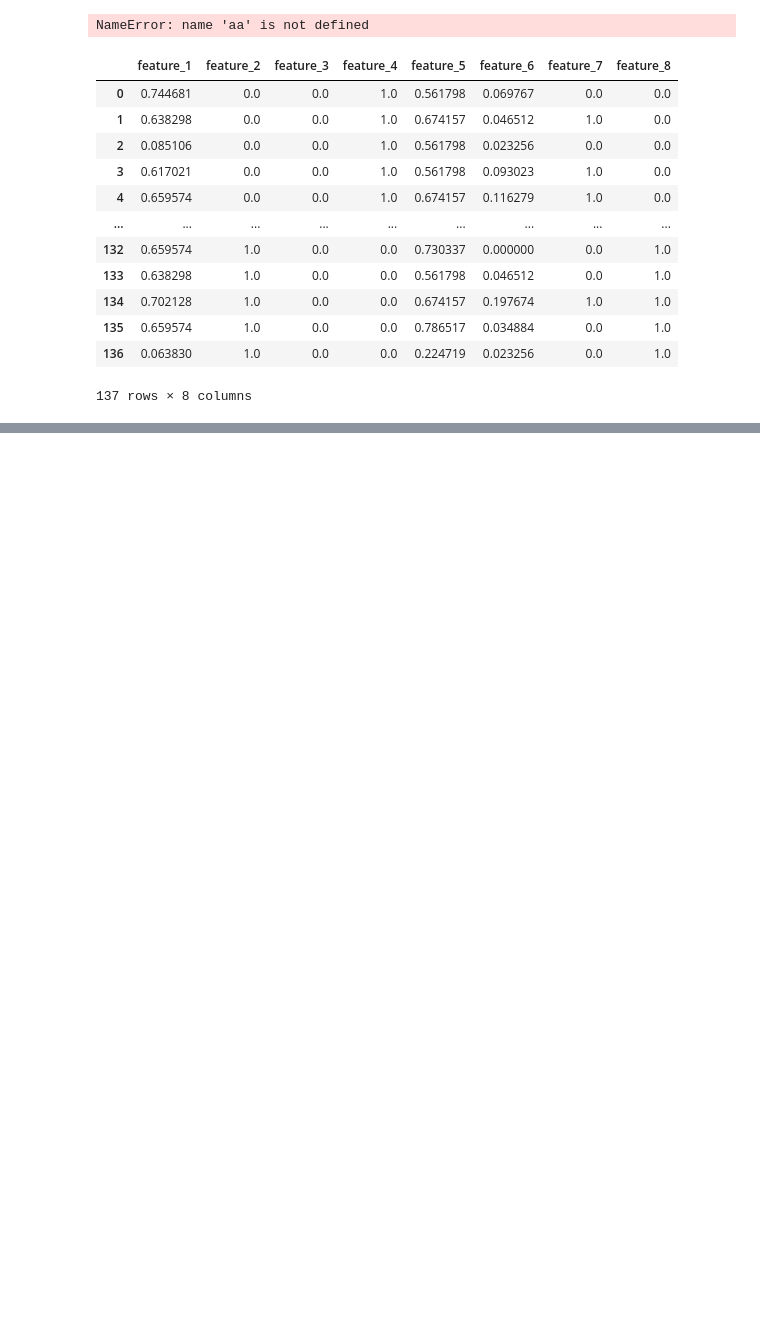
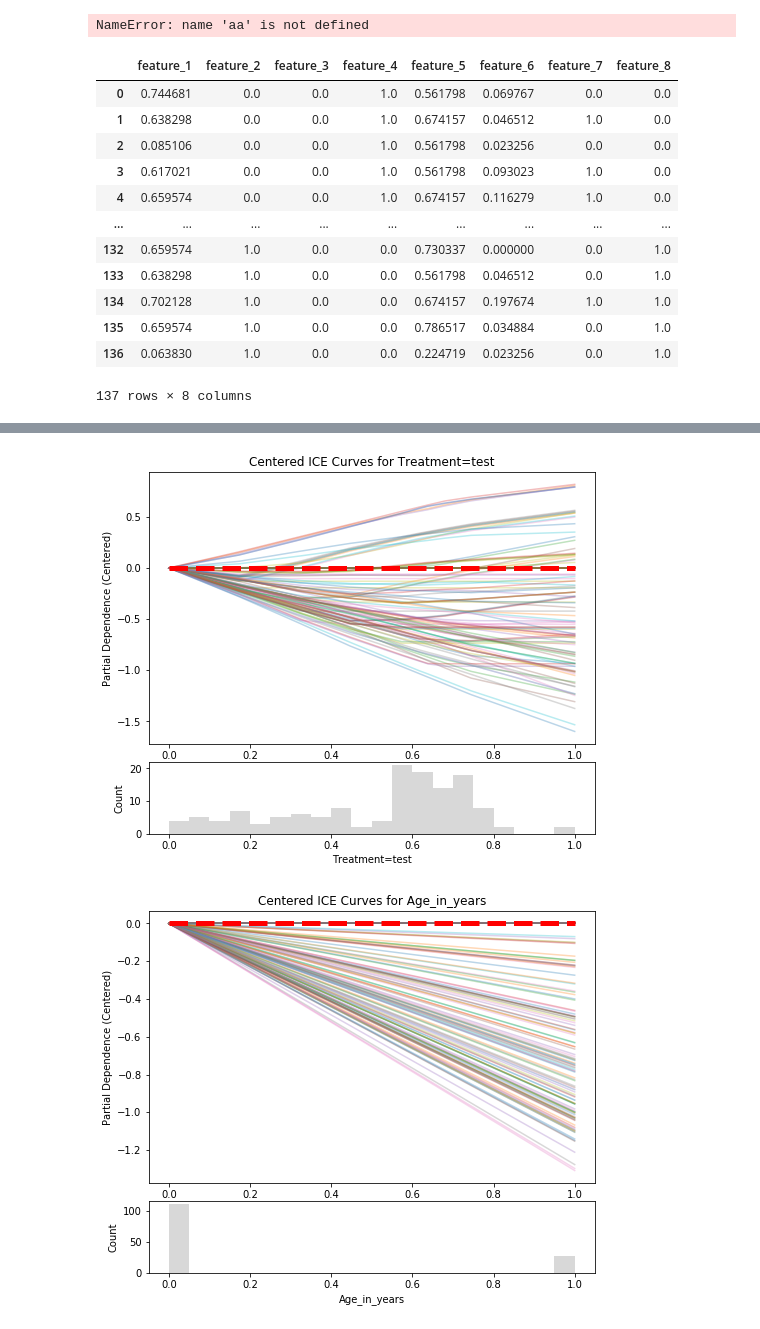
Before and after one commit to hyeok-jong/SNU_surv, a Jupyter notebook: deepsurv.ipynb, the cells around one changed output, grey strips where cells are left out. Saved outputs shown, nothing was run; the diff lists cells and outputs as text; code cells hidden in the pictures; blank space fills up the shorter version.

```diff
--- a/deepsurv.ipynb
+++ b/deepsurv.ipynb
@@ -447,30 +451,36 @@ def plot_ice(ice_data, feature_name, data,j, reference_value=None):
 
     for i in range(ice_lines_array.shape[0]):
         centered_ice_line = ice_lines_array[i, :] - ice_lines_array[i, reference_index]
         ax1.plot(ice_data.feature_grids, centered_ice_line, alpha=0.3)
+        if i == reference_index:
+            refer_line = ice_lines_array[reference_index,]- ice_lines_array[i, reference_index]
+    ax1.plot(ice_data.feature_grids, refer_line, linewidth = 5, color = 'r', linestyle = '--')
 
     ax1.set_xlabel(feature_name)
     ax1.set_ylabel('Partial Dependence (Centered)')
     ax1.set_title(f'Centered ICE Curves for {cols[j-1]}')
 
     # Add a histogram of the feature values below the ICE plot
     ax2 = fig.add_axes([ax1.get_position().x0, ax1.get_position().y0 - 0.25,
                         ax1.get_position().width, 0.2])
     ax2.hist(data[feature_name], bins=20, alpha=0.3, color='gray')
     ax2.set_xlabel(cols[j-1])
     ax2.set_ylabel('Count')
 
     plt.show()
 
 # Choose the feature you want to plot
 for j, selected_feature in enumerate(feature_names):
 # Generate the ICE data for the selected feature
     ice_feature = pdp_isolate(
         model=wrapped_model,
         dataset=surv_XDF,
         model_features=feature_names,
         feature=selected_feature
     )
 
     # Plot the centered ICE curves with the feature distribution
     plot_ice(ice_feature, selected_feature, surv_XDF, j)
+# %% [output]
+[figure, added]
+[figure, added]
```
Also changed, not shown: parts of 12 cells of this notebook, 1 other file.
